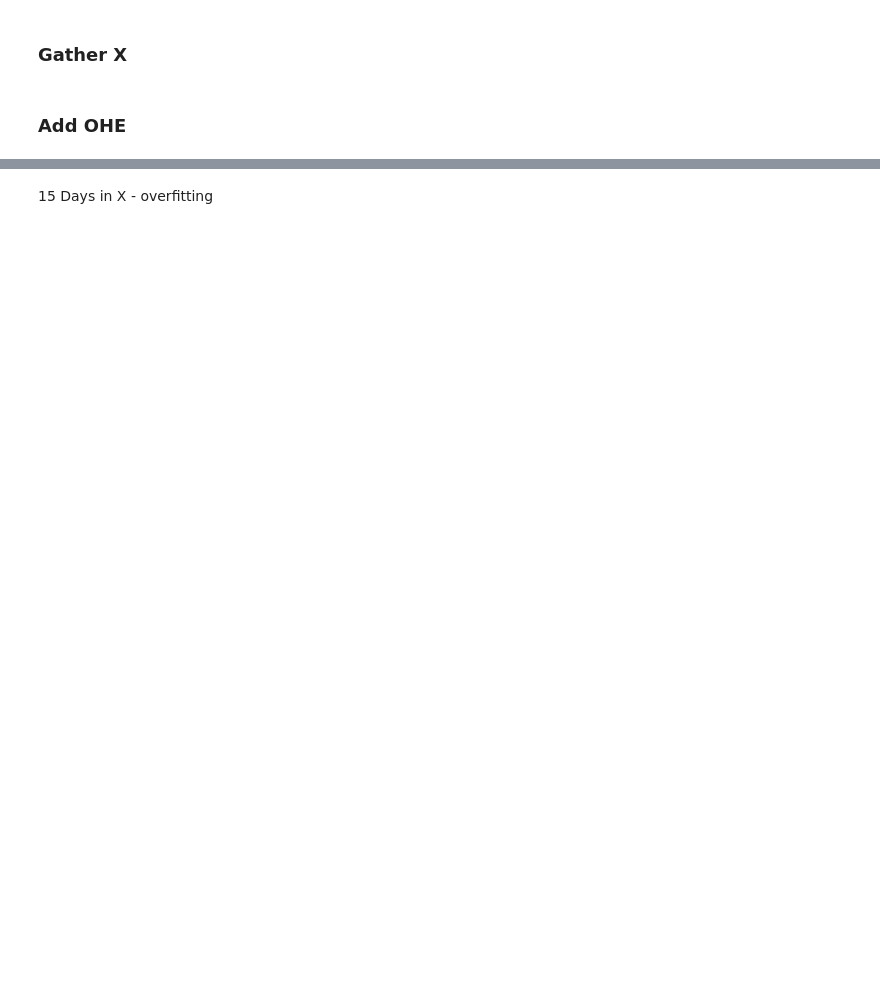
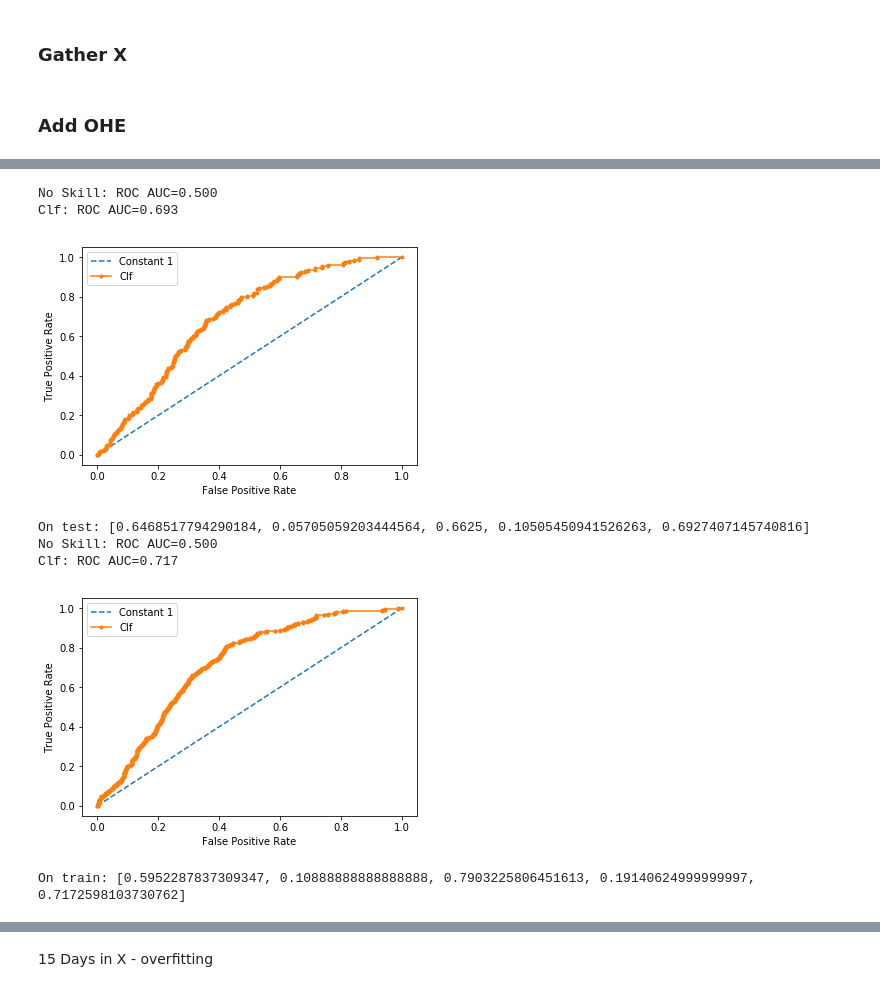
Before and after one commit to yeahartem/Wind, a Jupyter notebook: Gather_dataset.ipynb, the cells around one changed output, grey strips where cells are left out. Drawn from its saved outputs; the diff is of its cells as text; code cells hidden in the pictures; blank space fills up the shorter version.

```diff
--- a/Gather_dataset.ipynb
+++ b/Gather_dataset.ipynb
@@ -183,0 +220,21 @@ On train: [0.9581540868204927, 0.9897959183673469, 0.31290322580645163, 0.475490
+# %%
+clf_svc = LogisticRegression()
+parameters = {"penalty": ['l1', 'l2'],
+            "class_weight": ['balanced']
+}
+clf = GridSearchCV(clf_svc, parameters)
+X_an_n = normalize(X_an)
+X_tu_n = normalize(X_tu)
+clf.fit(X_an_n, y_an)
+clf = clf.best_estimator_
+print('On test:', metrics(clf, X_tu_n, y_tu))
+print('On train:', metrics(clf, X_an_n, y_an))
+# %% [output]
+No Skill: ROC AUC=0.500
+Clf: ROC AUC=0.693
+[figure, added]
+On test: [0.6468517794290184, 0.05705059203444564, 0.6625, 0.10505450941526263, 0.6927407145740816]
+No Skill: ROC AUC=0.500
+Clf: ROC AUC=0.717
+[figure, added]
+On train: [0.5952287837309347, 0.10888888888888888, 0.7903225806451613, 0.19140624999999997, 0.7172598103730762]
```
Also changed, not shown: parts of 20 cells of this notebook.
